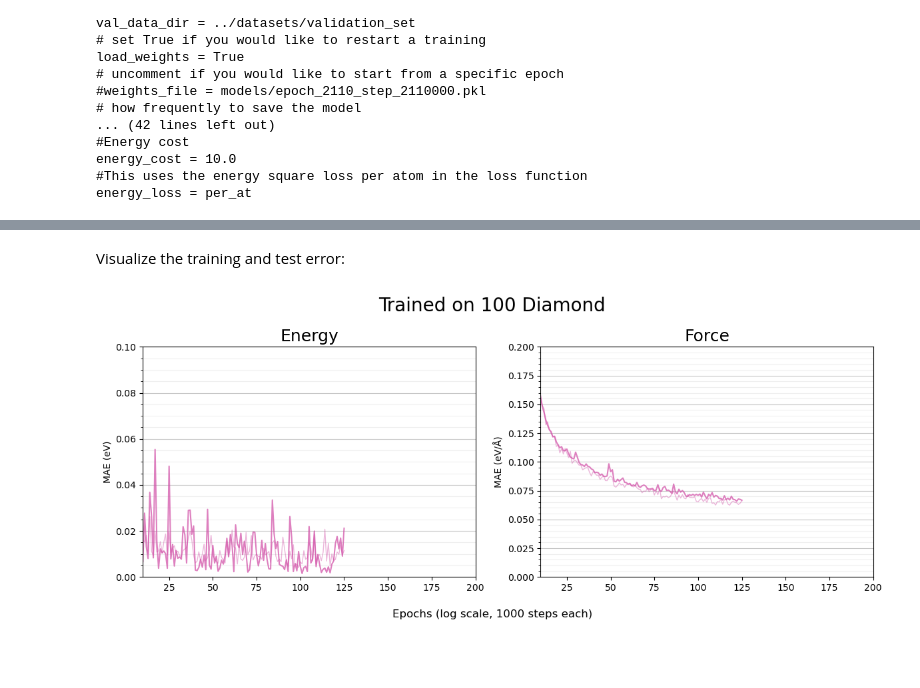
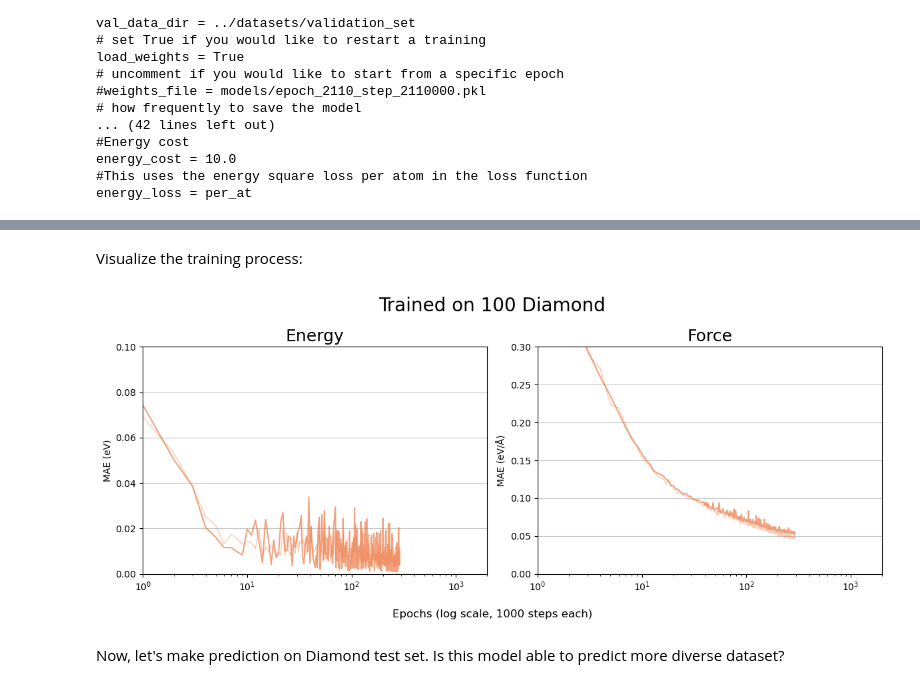
Before and after one commit to Mina-T/CECAM_LATTE, a Jupyter notebook: LATTE.ipynb, the cells around one changed output, grey strips where cells are left out. Saved outputs shown, nothing was run; the diff lists cells and outputs as text; code cells hidden in the pictures; blank space fills up the shorter version.

```diff
--- a/LATTE.ipynb
+++ b/LATTE.ipynb
@@ -144,8 +87,13 @@ Evaluating ../training/models/epoch_100_step_10000.pkl
 # %% [markdown]
-Visualize the training and test error:
+Visualize the training process:
 # %%
 fig, axs = plt.subplots(1, 2, figsize = (12, 5))
-plot_training('/home/max/Desktop/CECAM_June2026/CECAM_LATTE/dia_100/training', axs)
-plot_setup(fig, axs, log=False, xlim=200, title='Trained on 100 Diamond')
+plot_training(f'{main_dir}/dia_100/training', axs)
+plot_setup(fig, axs, log=True, xlim=2000,
+            ylim=0.1, fylim=0.3,
+            title='Trained on 100 Diamond')
 # %% [output]
-[figure, old version]
+[figure, new version]
+# %% [markdown]
+Now, let's make prediction on Diamond test set.
+Is this model able to predict more diverse dataset?
```
Also changed, not shown: parts of 15 cells of this notebook, 1 other file.
